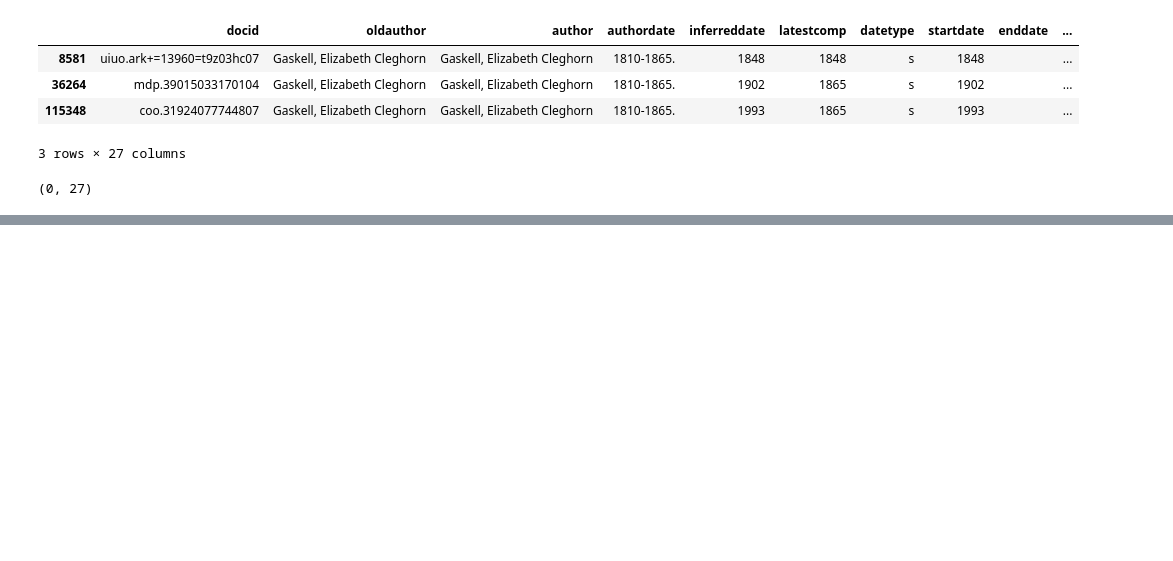
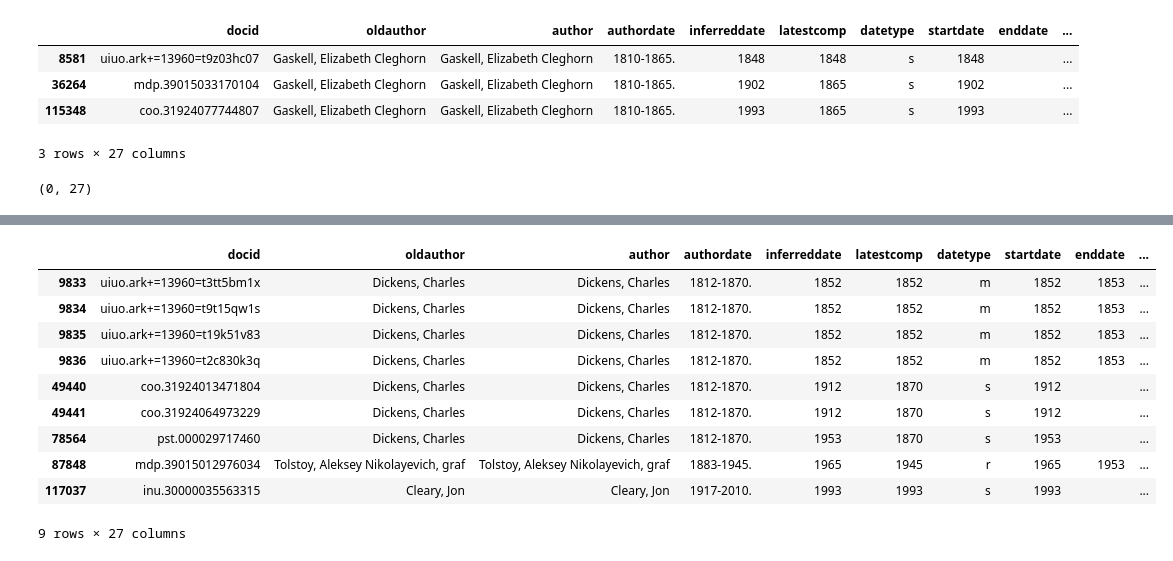
Before and after one commit to tedunderwood/noveltmmeta, a Jupyter notebook: dedup/spotcheck.ipynb, the cells around one changed output, grey strips where cells are left out. Saved outputs shown, nothing was run; the diff lists cells and outputs as text; code cells hidden in the pictures; blank space fills up the shorter version.

```diff
--- a/dedup/spotcheck.ipynb
+++ b/dedup/spotcheck.ipynb
@@ -72,3 +72,5 @@ workgask = work.loc[work.author.str.startswith('Gaskell, Mrs', na = False)]
 workgask.shape
 # %% [output]
 (0, 27)
+# %%
+nwork = pd.read_csv('newworkmeta.tsv', sep = '\t', low_memory = False)
@@ -74,0 +95,9 @@ workgask.shape
+# %%
+newthings = newdocs - workdocs
+ctr = 0
+nwork.set_index('docid', inplace = True)
+for o in newthings:
+    print(nwork.loc[o, 'shorttitle'], nwork.loc[o, 'author'])
+    ctr += 1
+    if ctr > 10:
+        break
@@ -74,0 +167,14 @@ workgask.shape
+# %%
+nwork.loc[nwork.shorttitle.str.startswith('Bleak', na = False)]
+# %% [output]
+|  | docid | oldauthor | author | authordate | inferreddate | latestcomp | datetype | startdate | enddate | ... |
+| 9833 | uiuo.ark+=13960=t3tt5bm1x | Dickens, Charles | Dickens, Charles | 1812-1870. | 1852 | 1852 | m | 1852 | 1853 | ... |
+| 9834 | uiuo.ark+=13960=t9t15qw1s | Dickens, Charles | Dickens, Charles | 1812-1870. | 1852 | 1852 | m | 1852 | 1853 | ... |
+| 9835 | uiuo.ark+=13960=t19k51v83 | Dickens, Charles | Dickens, Charles | 1812-1870. | 1852 | 1852 | m | 1852 | 1853 | ... |
+| 9836 | uiuo.ark+=13960=t2c830k3q | Dickens, Charles | Dickens, Charles | 1812-1870. | 1852 | 1852 | m | 1852 | 1853 | ... |
+| 49440 | coo.31924013471804 | Dickens, Charles | Dickens, Charles | 1812-1870. | 1912 | 1870 | s | 1912 |  | ... |
+| 49441 | coo.31924064973229 | Dickens, Charles | Dickens, Charles | 1812-1870. | 1912 | 1870 | s | 1912 |  | ... |
+| 78564 | pst.000029717460 | Dickens, Charles | Dickens, Charles | 1812-1870. | 1953 | 1870 | s | 1953 |  | ... |
+| 87848 | mdp.39015012976034 | Tolstoy, Aleksey Nikolayevich, graf | Tolstoy, Aleksey Nikolayevich, graf | 1883-1945. | 1965 | 1945 | r | 1965 | 1953 | ... |
+| 117037 | inu.30000035563315 | Cleary, Jon | Cleary, Jon | 1917-2010. | 1993 | 1993 | s | 1993 |  | ... |
+9 rows × 27 columns
```
Also changed, not shown: parts of 17 cells of this notebook.
